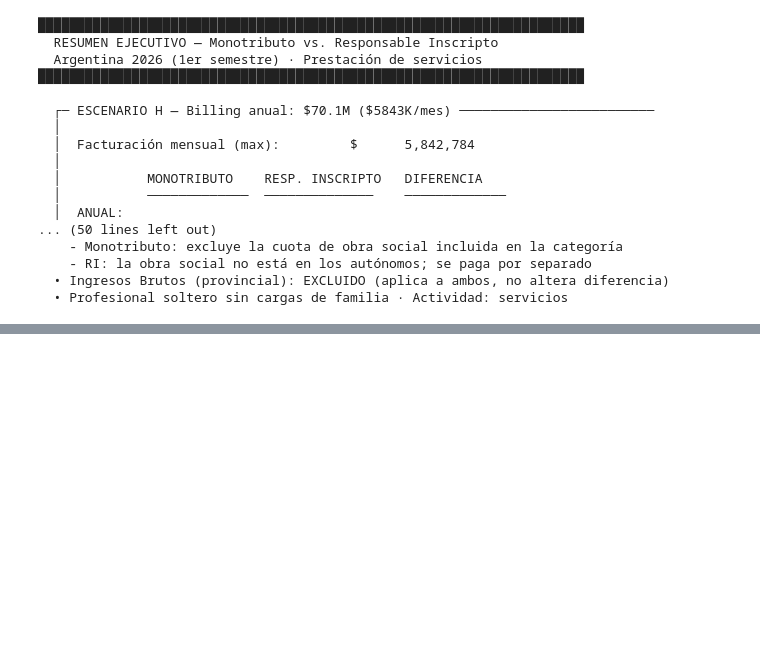
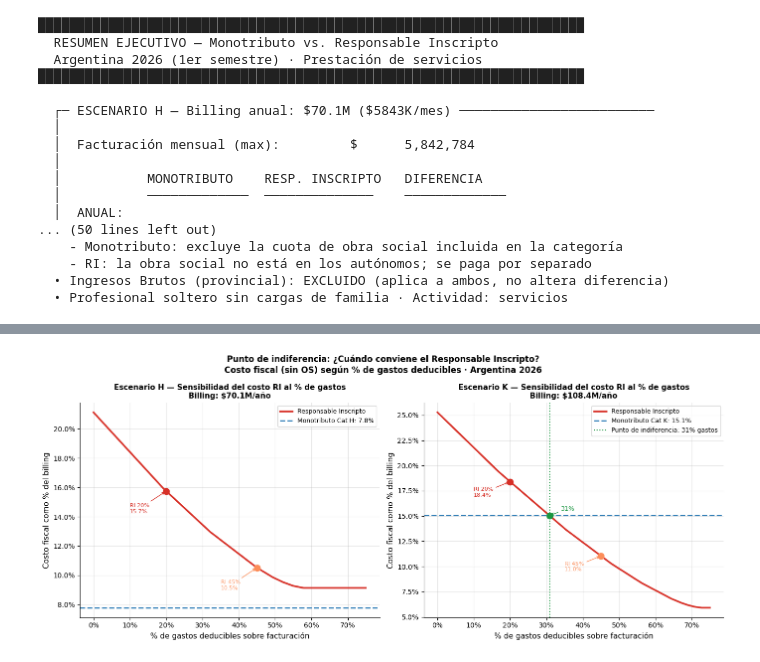
Before and after one commit to abenassi/analisis-fiscal, a Jupyter notebook: analisis_regimenes_fiscales.ipynb, the cells around one changed output, grey strips where cells are left out. Drawn from its saved outputs; the diff is of its cells as text; code cells hidden in the pictures; blank space fills up the shorter version.

```diff
--- a/analisis_regimenes_fiscales.ipynb
+++ b/analisis_regimenes_fiscales.ipynb
@@ -993,0 +1132,63 @@ display(df_sintesis)
+# %%
+# ─────────────────────────────────────────────────────────────────────
+# Curva de sensibilidad: costo total RI en función de % de gastos
+# Para ambos escenarios H y K — compara vs. techo fijo del Monotributo
+# ─────────────────────────────────────────────────────────────────────
+pcts = np.linspace(0, 0.75, 300)
+
+fig, axes = plt.subplots(1, 2, figsize=(14, 6))
+
+for ax, (cat, rm) in zip(axes, [('H', res_mono_h), ('K', res_mono_k)]):
+    billing = MONO[cat]['billing_anual_max']
+    ri_pcts = [calcular_ri(billing, cat, p)['pct_total_sin_os'] for p in pcts]
+    mono_pct = rm['pct_total_sin_os']
+
+    ax.plot(pcts * 100, ri_pcts, color='#D73027', lw=2.5, label='Responsable Inscripto')
+    ax.axhline(mono_pct, color='#2C7BB6', lw=2, linestyle='--',
+               label=f'Monotributo Cat {cat}: {mono_pct:.1f}%')
+
+    # Punto de indiferencia: dónde RI = Monotributo
+    cross_pct = None
+    for p, v in zip(pcts, ri_pcts):
+        if v <= mono_pct:
+            cross_pct = p
+            break
+    if cross_pct is not None:
+        cross_val = calcular_ri(billing, cat, cross_pct)['pct_total_sin_os']
+        ax.axvline(cross_pct * 100, color='#1A9641', lw=1.5, linestyle=':',
+                   label=f'Punto de indiferencia: {cross_pct:.0%} gastos')
+        ax.scatter([cross_pct * 100], [cross_val], s=80, color='#1A9641', zorder=5)
+        ax.annotate(f'{cross_pct:.0%}',
+                    xy=(cross_pct*100, cross_val),
+                    xytext=(cross_pct*100 + 3, cross_val + 0.5),
+                    fontsize=9, color='#1A9641',
+                    arrowprops=dict(arrowstyle='->', color='#1A9641', lw=1))
+
+    # Marcar los escenarios 20% y 45%
+    for g, color, lbl in [(0.20, '#D73027', '20%'), (0.45, '#FC8D59', '45%')]:
+        v = calcular_ri(billing, cat, g)['pct_total_sin_os']
+        ax.scatter([g*100], [v], s=80, color=color, zorder=6)
+        ax.annotate(f'RI {lbl}\n{v:.1f}%', xy=(g*100, v),
+                    xytext=(g*100 - 10, v - 1.5),
+                    fontsize=8, color=color,
+                    arrowprops=dict(arrowstyle='->', color=color, lw=1))
+
+    ax.set_xlabel('% de gastos deducibles sobre facturación', fontsize=11)
+    ax.set_ylabel('Costo fiscal como % del billing', fontsize=11)
+    ax.xaxis.set_major_formatter(mticker.PercentFormatter())
+    ax.yaxis.set_major_formatter(mticker.PercentFormatter())
+    ax.set_title(f'Escenario {cat} — Sensibilidad del costo RI al % de gastos\n'
+                 f'Billing: ${billing/1e6:.1f}M/año', fontsize=11, fontweight='bold')
+    ax.legend(fontsize=9)
+    ax.grid(True, alpha=0.3)
+    ax.spines['top'].set_visible(False)
+    ax.spines['right'].set_visible(False)
+
+fig.suptitle('Punto de indiferencia: ¿Cuándo conviene el Responsable Inscripto?\n'
+             'Costo fiscal (sin OS) según % de gastos deducibles · Argentina 2026',
+             fontsize=12, fontweight='bold')
+plt.tight_layout()
+plt.savefig('sensibilidad_pct_gastos.png', dpi=150, bbox_inches='tight')
+plt.show()
+# %% [output]
+[figure, added]
```
Also changed, not shown: parts of 13 cells of this notebook, 3 other files.
